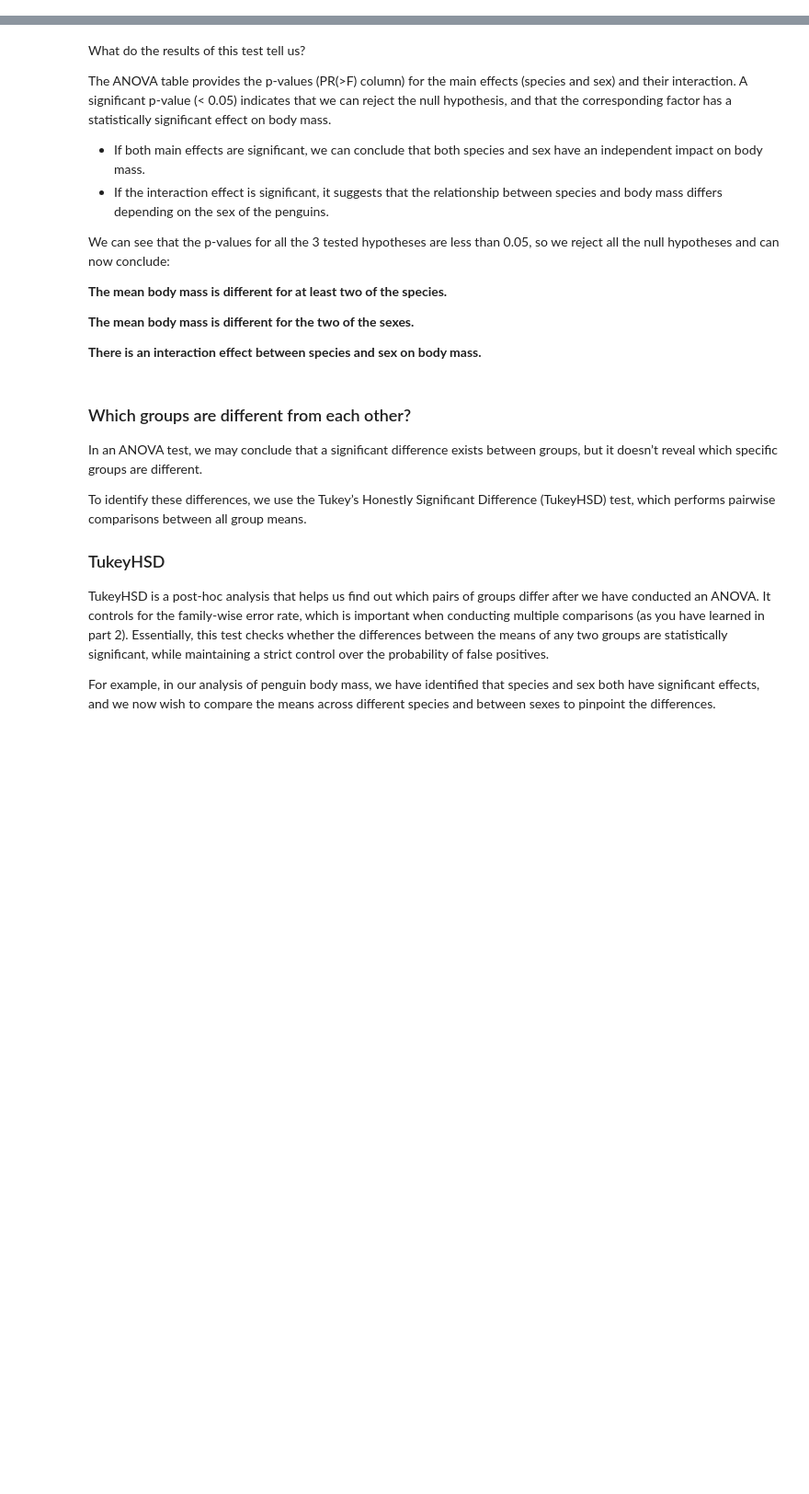
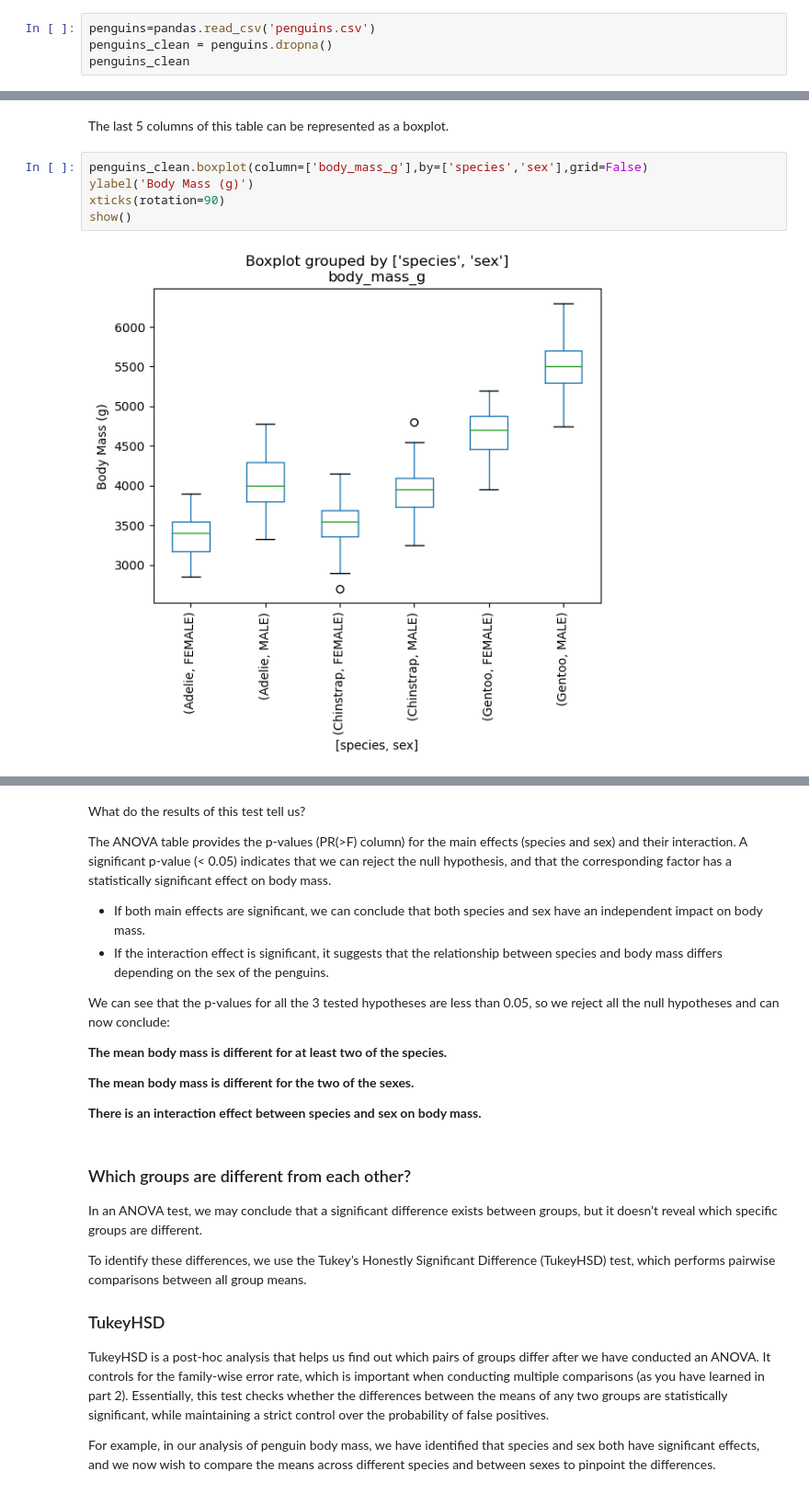
Before and after one commit to imperialchem/python-stats-intro, a Jupyter notebook: part3/stats-intro3.ipynb, the cells around one changed output, grey strips where cells are left out. Shown: that part at 92% size. Cells and saved outputs as stored; diff of their text form; blank space fills up the shorter version.

```diff
--- a/part3/stats-intro3.ipynb
+++ b/part3/stats-intro3.ipynb
@@ -305,0 +41,4 @@ anova_table
+# %%
+penguins=pandas.read_csv('penguins.csv')
+penguins_clean = penguins.dropna()
+penguins_clean
@@ -305,0 +74,9 @@ anova_table
+# %% [markdown]
+The last 5 columns of this table can be represented as a boxplot.
+# %%
+penguins_clean.boxplot(column=['body_mass_g'],by=['species','sex'],grid=False)
+ylabel('Body Mass (g)')
+xticks(rotation=90)
+show()
+# %% [output]
+[figure, added]
```
Also changed, not shown: parts of 37 cells of this notebook.
